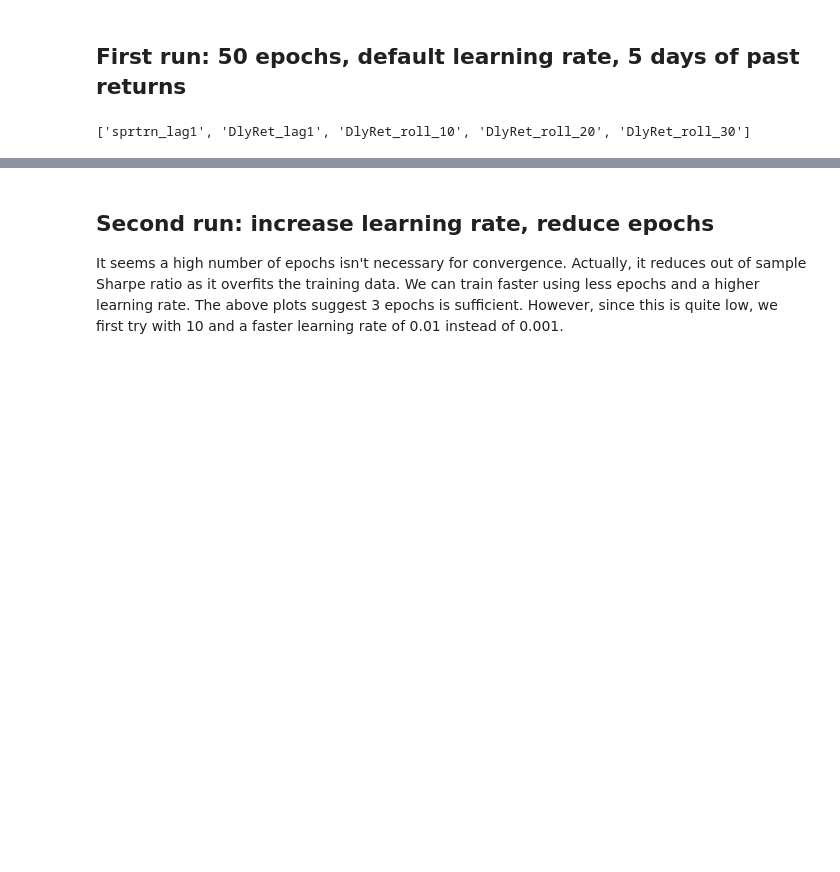
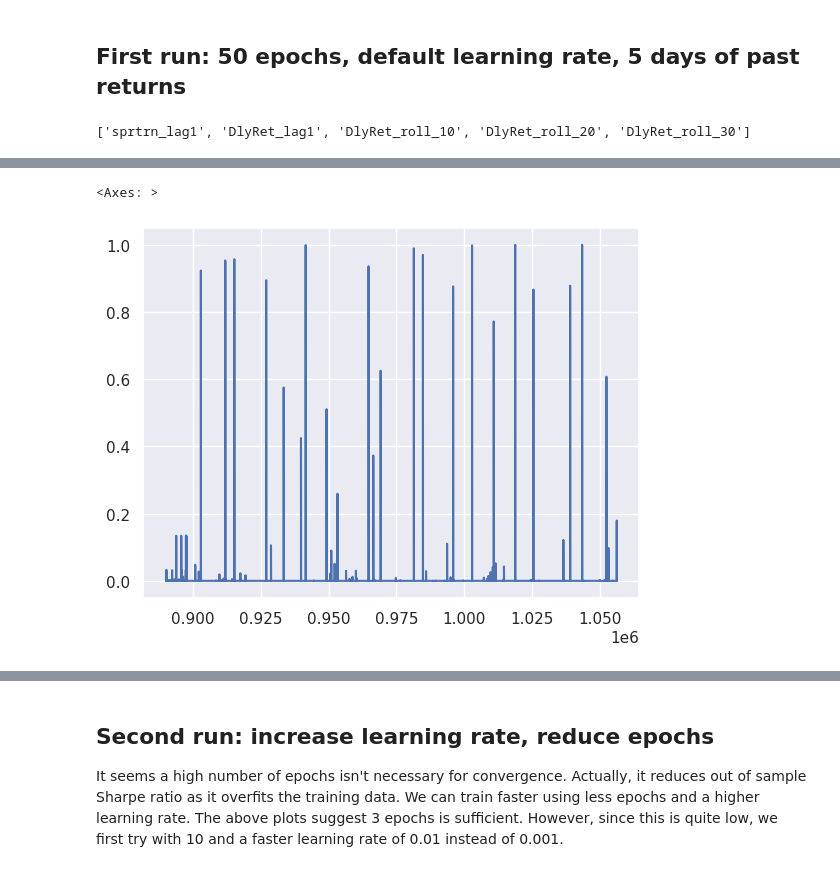
Before and after one commit to mirkorado/ML-Project, a Jupyter notebook: Tune_DNN_Params.ipynb, the cells around one changed output, grey strips where cells are left out. Cells and saved outputs as stored; diff of their text form; code cells hidden in the pictures; blank space fills up the shorter version.

```diff
--- a/Tune_DNN_Params.ipynb
+++ b/Tune_DNN_Params.ipynb
@@ -140,3 +186,8 @@ Name: strategy_return, dtype: float64
+# %%
+test_df['weight'].plot()
+# %% [output]
+<Axes: >
+[figure, added]
 # %%
 # Compute Sharpe ratio (add small value for numerical stability)
 sharpe = np.sqrt(mean_daily_returns.shape[0]) * (mean_daily_returns.mean() / mean_daily_returns.std() + 10e-8)
```
Also changed, not shown: parts of 10 cells of this notebook, 2 other files.
